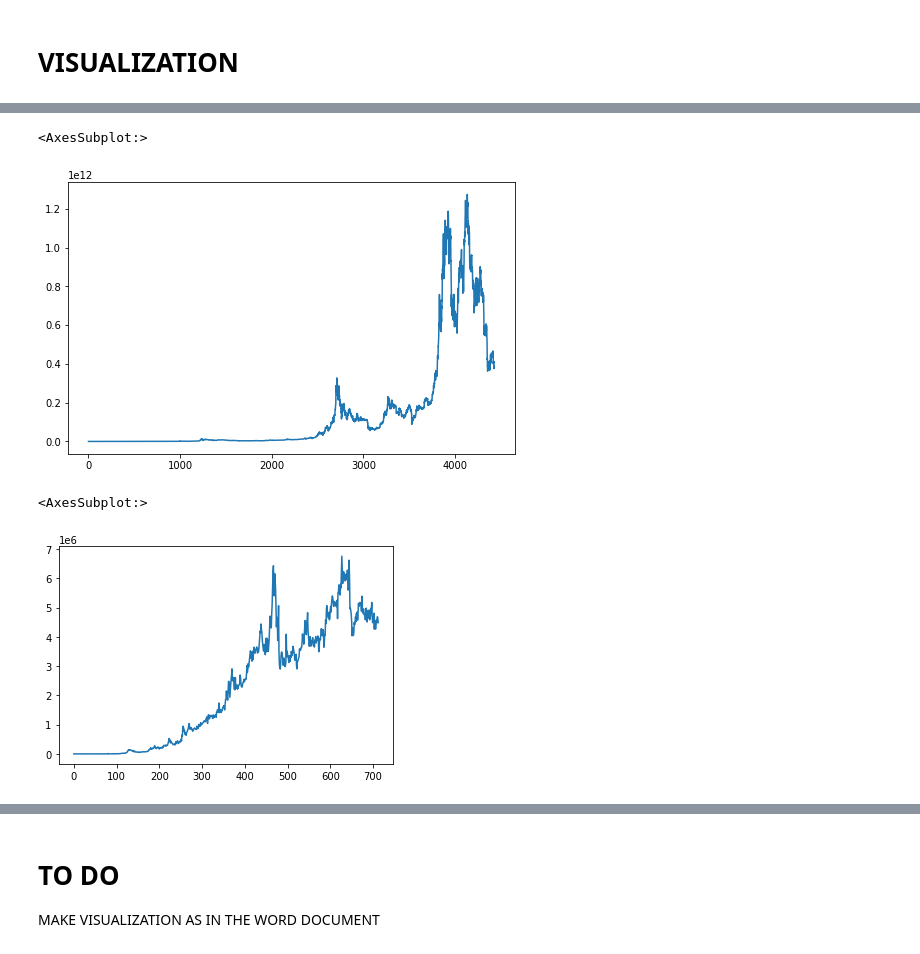
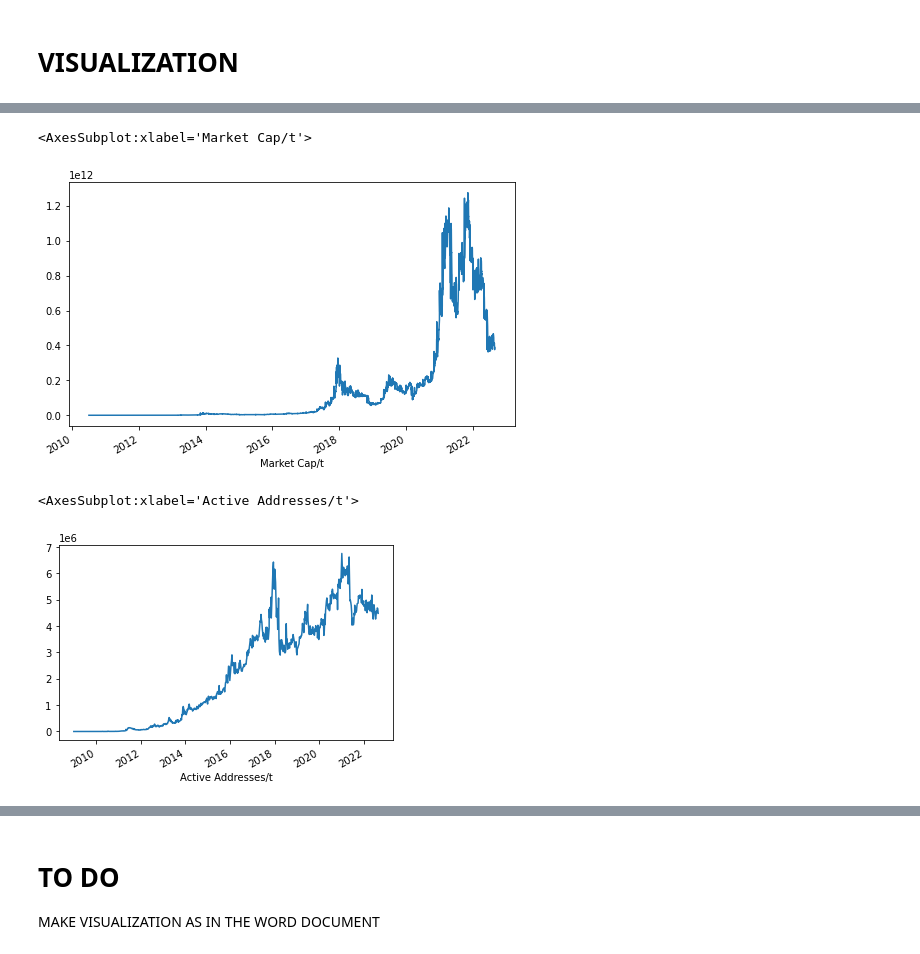
Before and after one commit to CasellaJr/Forecasting-Blockchain-indicators-for-analyzing-BTC-future-price, a Jupyter notebook: Time Series.ipynb, the cells around one changed output, grey strips where cells are left out. Cells and saved outputs as stored; diff of their text form; code cells hidden in the pictures.

```diff
--- a/Time Series.ipynb
+++ b/Time Series.ipynb
@@ -103,13 +84,13 @@ difficulty_ribbon["Difficulty Ribbon/o/ma200"].plot()
 # %%
 plt.figure(figsize=(8,5))
-market_cap_usd["Market Cap/v"].plot()
+market_cap_usd["MCvalue"].plot()
 # %% [output]
-<AxesSubplot:>
+<AxesSubplot:xlabel='Market Cap/t'>
-[figure, old version]
+[figure, new version]
 # %%
-active_addresses["Active Addresses/v"].plot()
+active_addresses["AAvalue"].plot()
 # %% [output]
-<AxesSubplot:>
+<AxesSubplot:xlabel='Active Addresses/t'>
-[figure, old version]
+[figure, new version]
 # %%
 plt.figure(figsize=(16,8))
```
Also changed, not shown: parts of 11 cells of this notebook.
